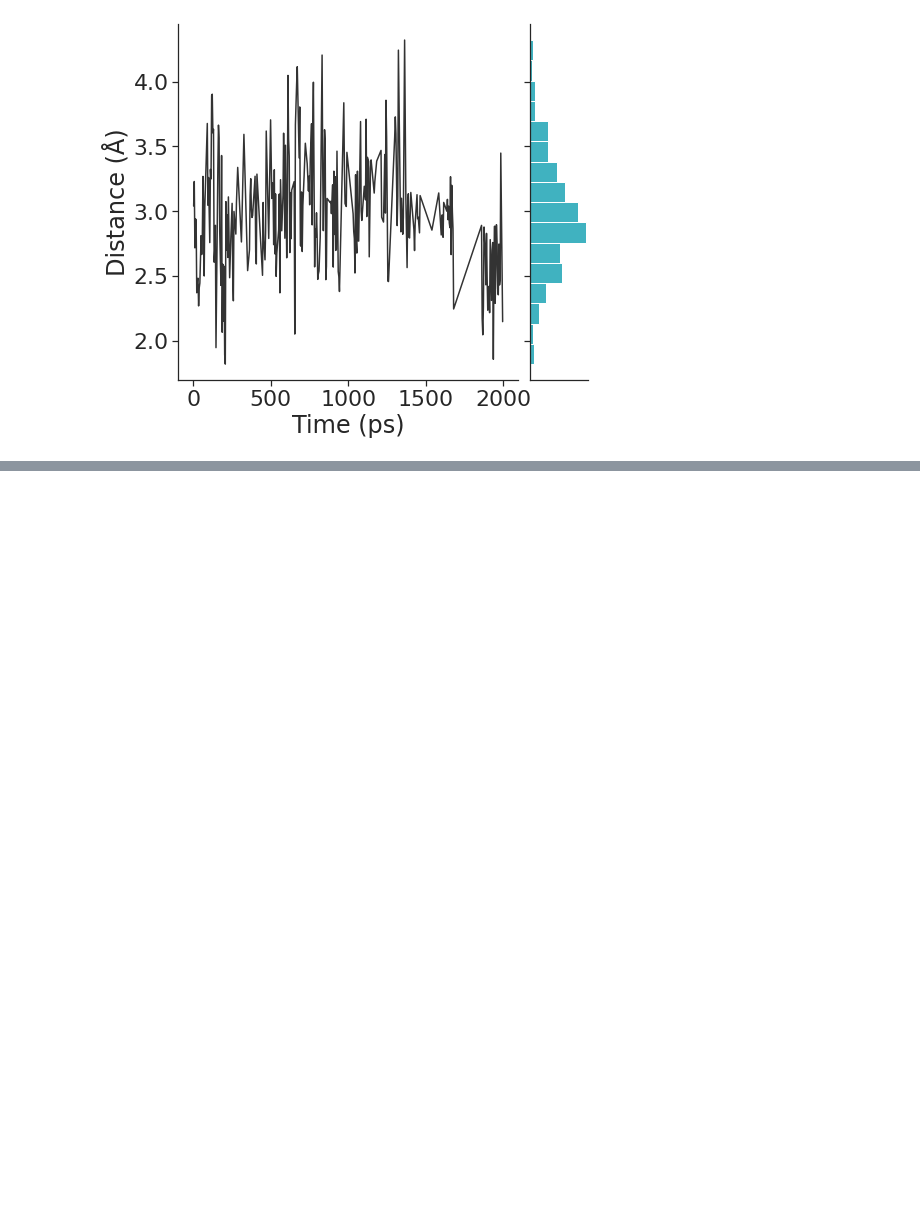
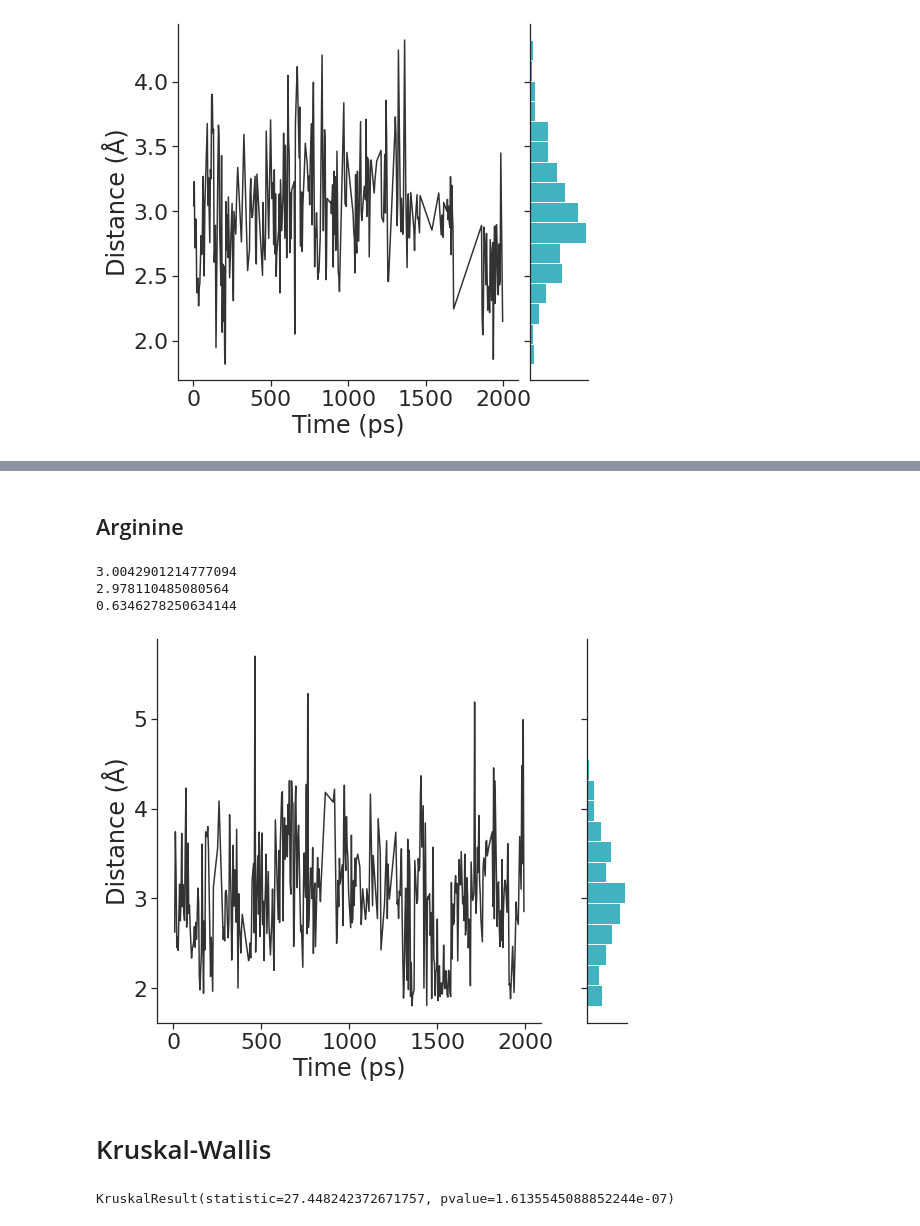
Before and after one commit to jasmin-guven/first_year_project, a Jupyter notebook: execution_model/scripts/plot_water_hbonds.ipynb, the cells around one changed output, grey strips where cells are left out. Saved outputs shown, nothing was run; the diff lists cells and outputs as text; code cells hidden in the pictures; blank space fills up the shorter version.

```diff
--- a/execution_model/scripts/plot_water_hbonds.ipynb
+++ b/execution_model/scripts/plot_water_hbonds.ipynb
@@ -434,0 +545,36 @@ sns.despine()
+# %% [markdown]
+## Arginine
+# %%
+data = np.array([raw_data[0], raw_data[4]])
+data_transpose = np.transpose(data)
+
+dataframe = pd.DataFrame(data_transpose, columns=["time", "arg1"])
+avg = np.mean(dataframe["arg1"])
+print(avg)
+med = np.median(dataframe["arg1"])
+print(med)
+std = np.std(dataframe["arg1"])
+print(std)
+plot = sns.jointplot(data=dataframe, x="time", y="arg1", kind="scatter", color="#0099AB")
+plot.ax_joint.cla()
+plt.sca(plot.ax_joint)
+plt.scatter(dataframe["time"], dataframe["arg1"], c="white")
+plot.ax_joint.plot(dataframe["time"], dataframe["arg1"], color="black", alpha=0.8)
+# plot.ax_joint.hlines(avg, 0, 2000, lw=2, color="#D0006F")
+# plot.ax_joint.hlines(med, 0, 2000, lw=2, color="#68246D")
+
+plt.gcf().set_size_inches(8, 8)
+plot.set_axis_labels("Time (ps)", "Distance (Å)")
+plt.setp(plot.ax_marg_x.patches, color="w")
+# plt.setp(plot.ax_marg_x.spines, color="w")
+plot.ax_marg_x.remove()
+plot.ax_joint.spines["top"].set_visible(True)
+sns.despine()
+plt.tight_layout()
+# %% [output]
+3.0042901214777094
+2.978110485080564
+0.6346278250634144
+[figure, added]
+# %% [markdown]
+# Kruskal-Wallis
@@ -434,0 +583,17 @@ sns.despine()
+# %%
+raw_data_9 = np.load("../outputs/water_hb_ligand_9_his_arg.npy", allow_pickle=True)
+data_9 = np.array([raw_data_9[0], raw_data_9[1]])
+data_transpose_9 = np.transpose(data_9)
+dataframe_9 = pd.DataFrame(data_transpose_9, columns=["time", "ligand"])
+ligand_9 = dataframe_9["ligand"].to_numpy()
+
+
+raw_data_14 = np.load("../outputs/water_hb_ligand_14_his_arg.npy", allow_pickle=True)
+data_14 = np.array([raw_data_14[0], raw_data_14[1]])
+data_transpose_14 = np.transpose(data_14)
+dataframe_14 = pd.DataFrame(data_transpose_14, columns=["time", "ligand"])
+ligand_14 = dataframe_14["ligand"].to_numpy()
+kw = scipy.stats.kruskal(ligand_9, ligand_14)
+print(kw)
+# %% [output]
+KruskalResult(statistic=27.448242372671757, pvalue=1.6135545088852244e-07)
```
Also changed, not shown: parts of 18 cells of this notebook, 11 other files.
